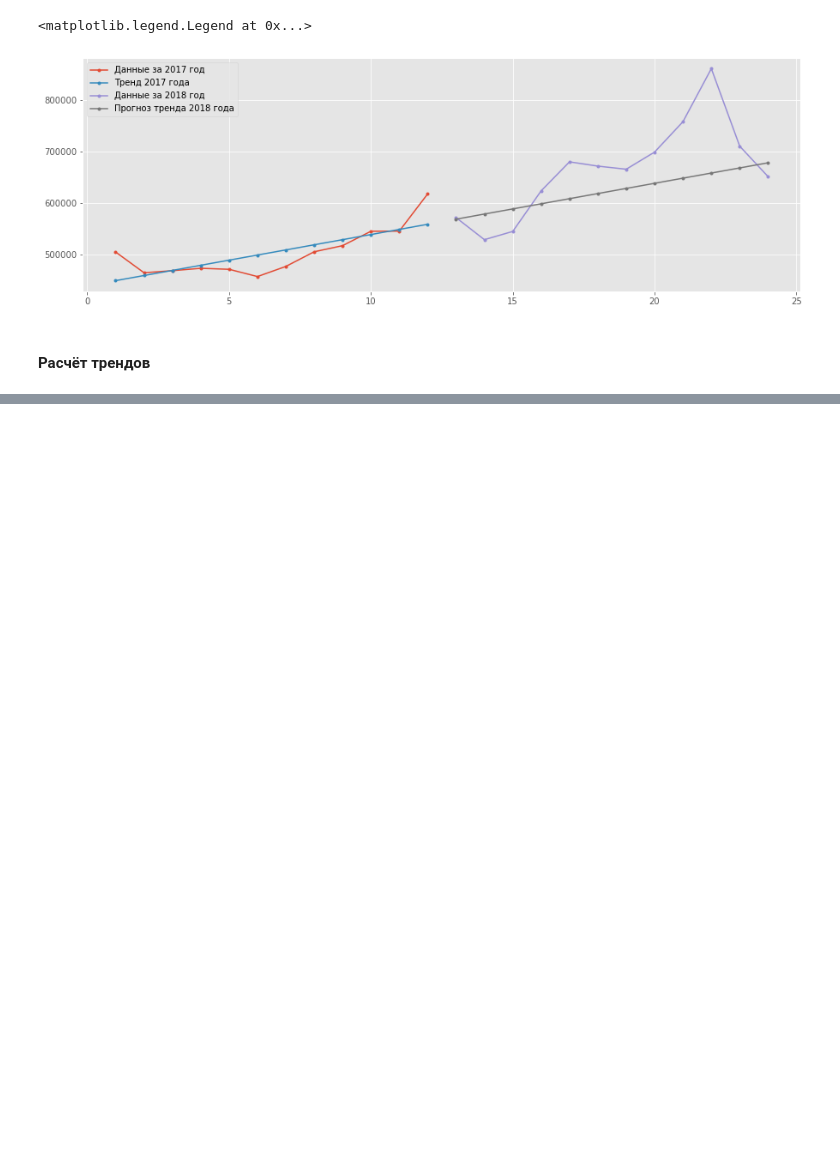
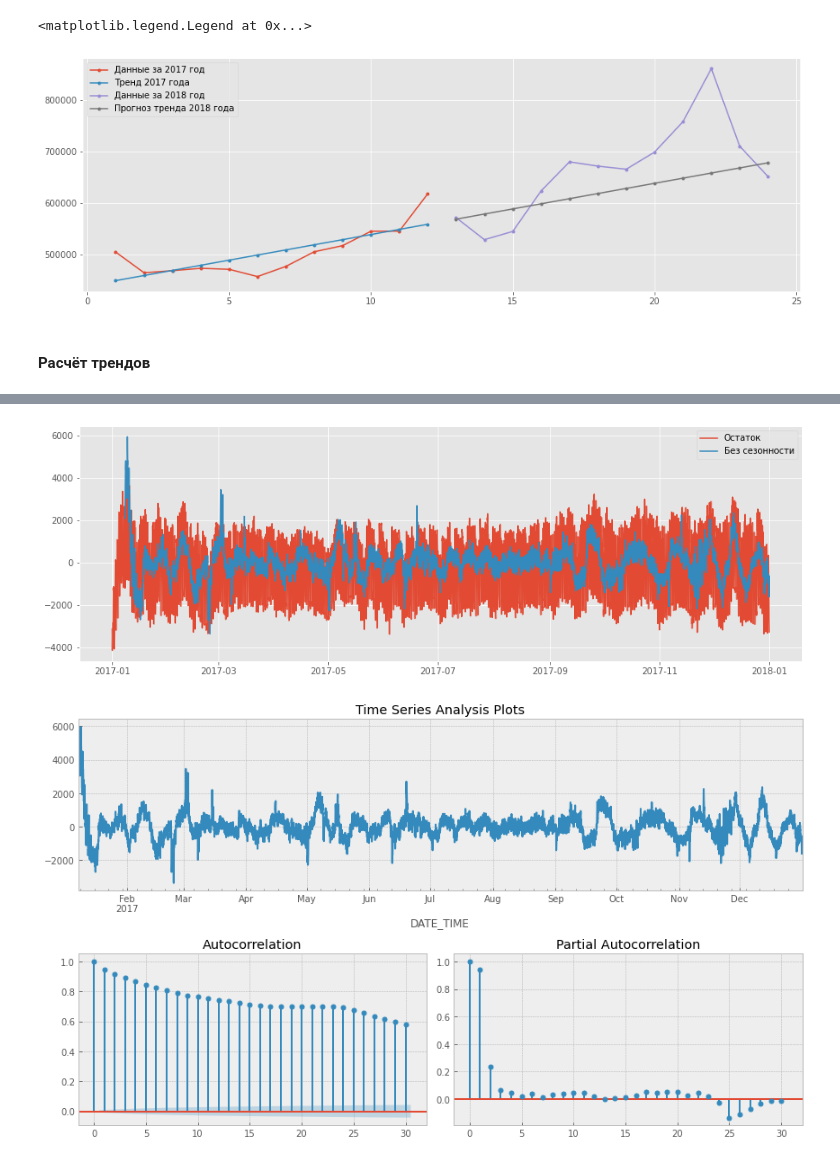
Before and after one commit to akhmetovcr/inn_btg_final, a Jupyter notebook: main.ipynb, the cells around one changed output, grey strips where cells are left out. Saved outputs shown, nothing was run; the diff lists cells and outputs as text; code cells hidden in the pictures; blank space fills up the shorter version.

```diff
--- a/main.ipynb
+++ b/main.ipynb
@@ -342,0 +351,40 @@ plt.legend()
+# %%
+def tsplot(y, lags=None, figsize=(12, 7), style='bmh'):
+    if not isinstance(y, pd.Series):
+        y = pd.Series(y)
+    with plt.style.context(style):
+        fig = plt.figure(figsize=figsize)
+        layout = (2, 2)
+        ts_ax = plt.subplot2grid(layout, (0, 0), colspan=2)
+        acf_ax = plt.subplot2grid(layout, (1, 0))
+        pacf_ax = plt.subplot2grid(layout, (1, 1))
+
+        y.plot(ax=ts_ax)
+        ts_ax.set_title('Time Series Analysis Plots')
+        smt.graphics.plot_acf(y, lags=lags, ax=acf_ax, alpha=0.5)
+        smt.graphics.plot_pacf(y, lags=lags, ax=pacf_ax, alpha=0.5)
+
+        plt.tight_layout()
+    return
+
+# Функция выделения кусков по годам
+def filter_by_year_time_date(data_frame, year):
+    start = dt.datetime(year, 1, 1, 0, 0)
+    finish = dt.datetime(year, 12, 31, 23, 59)
+    return (start <= data_frame.index) & (data_frame.index <= finish)
+
+# Вырезаются данные за 2017 и 2018 годы
+df_noise_2017 = df_noise[filter_by_year_time_date(df_noise, 2017)]
+df_noise_2018 = df_noise[filter_by_year_time_date(df_noise, 2018)]
+# %%
+# В данных есть сезонность, попытаемся её удалить
+df_noise_2017['SHIFTED'] = df_noise_2017['E_USE_FACT'] - df_noise_2017['E_USE_FACT'].shift(24 * 7)
+# Вывод графиков
+plt.plot(df_noise_2017['E_USE_FACT'], label='Остаток')
+plt.plot(df_noise_2017['SHIFTED'], label='Без сезонности')
+plt.legend()
+# Статистика
+tsplot(df_noise_2017['SHIFTED'][~np.isnan(df_noise_2017['SHIFTED'])], lags=30)
+# %% [output]
+[figure, added]
+[figure, added]
```
Also changed, not shown: parts of 7 cells of this notebook.
